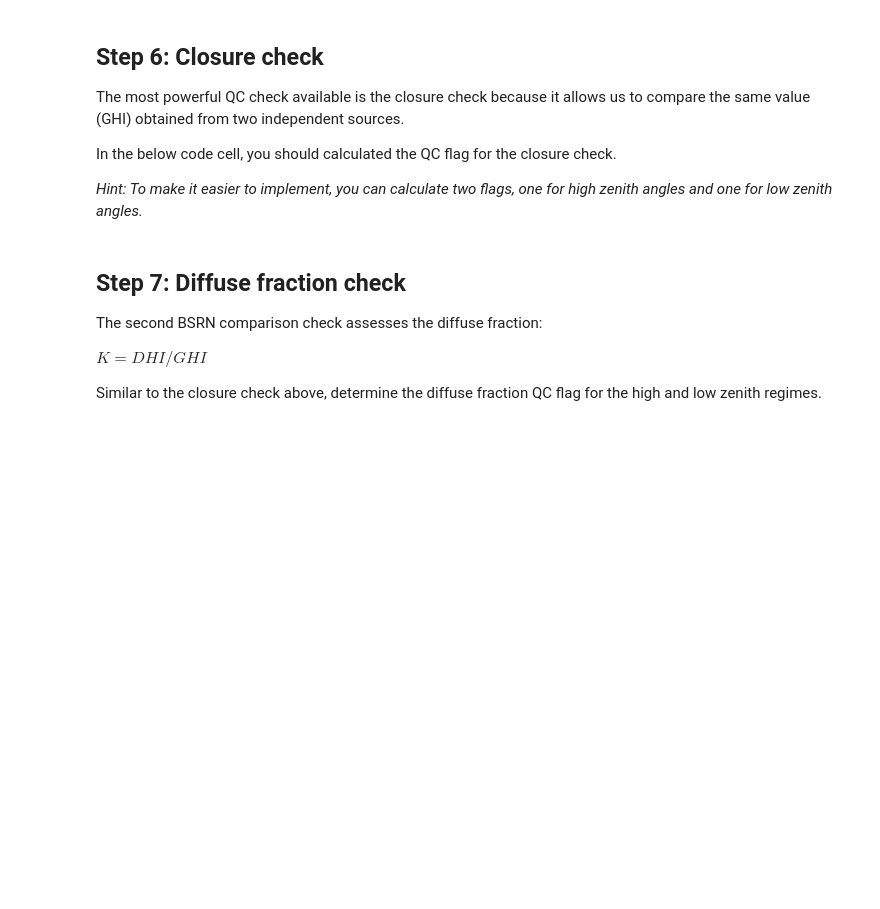
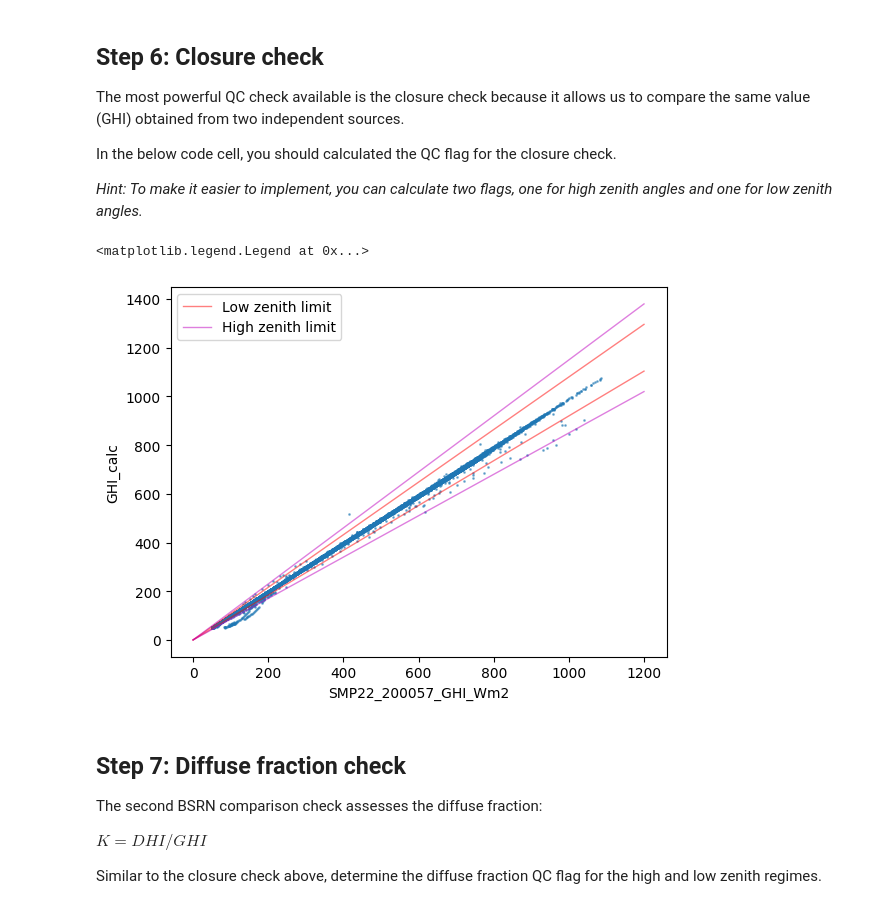
Before and after one commit to AdamRJensen/solar-resource-course, a Jupyter notebook: quality-control-bsrn-checks.ipynb, the cells around one changed output. Saved outputs shown, nothing was run; the diff lists cells and outputs as text; code cells hidden in the pictures; blank space fills up the shorter version.

```diff
--- a/quality-control-bsrn-checks.ipynb
+++ b/quality-control-bsrn-checks.ipynb
@@ -59,7 +112,12 @@ data['dni_limit_flag'] =
 For the comparison QC checks we need the calculated GHI from DHI and DNI (remember the closure equation?).
 # %%
 # Write your code here
-data['ghi_calc'] =
+
+# data['ghi_calc'] =
+
+#### SOLUTION ####
+
+data['GHI_calc'] = data['SMP22_200060_DHI_Wm2'] + data['SHP1_185163_DNI_Wm2'] * np.cos(np.deg2rad(data['solar_zenith']))
 # %% [markdown]
 ## Step 6: Closure check
 
@@ -68,10 +126,27 @@ The most powerful QC check available is the closure check because it allows us t
 In the below code cell, you should calculated the QC flag for the closure check.
 
 *Hint: To make it easier to implement, you can calculate two flags, one for high zenith angles and one for low zenith angles.*
-# %%
-# Calculate the closure check flag
-data['closure_high_zenith_flag'] =
-data['closure_low_zenith_flag'] =
+# %%
+# Calculate the closure check flag
+
+#### SOLUTION ####
+data['GHI_ratio'] = (data['SMP22_200057_GHI_Wm2'] / data['GHI_calc'] - 1).abs()
+
+data['closure_low_zenith_flag'] = False
+data.loc[(data['GHI_ratio'] > 0.08) & (data['GHI_calc'] > 50) & (data['solar_zenith'] < 75), 'closure_low_zenith_flag'] = True
+
+data['closure_high_zenith_flag'] = False
+data.loc[(data['GHI_ratio'] > 0.15) & (data['GHI_calc'] > 50) & (data['solar_zenith'] > 75) & (data['solar_zenith'] < 93), 'closure_high_zenith_flag'] = True
+# %%
+ax = data[data['GHI_calc']>50].plot.scatter(x='SMP22_200057_GHI_Wm2', y='GHI_calc', s=1, alpha=0.5)
+ax.plot([0, 1200], [0, 1200*(1+.08)], c='r', alpha=0.5, lw=1, label='Low zenith limit')
+ax.plot([0, 1200], [0, 1200*(1-.08)], c='r', alpha=0.5, lw=1)
+ax.plot([0, 1200], [0, 1200*(1+.15)], c='m', alpha=0.5, lw=1, label='High zenith limit')
+ax.plot([0, 1200], [0, 1200*(1-.15)], c='m', alpha=0.5, lw=1)
+ax.legend()
+# %% [output]
+<matplotlib.legend.Legend at 0x...>
+[figure, added]
 # %% [markdown]
 ## Step 7: Diffuse fraction check
 
```
Also changed, not shown: parts of 12 cells of this notebook.
